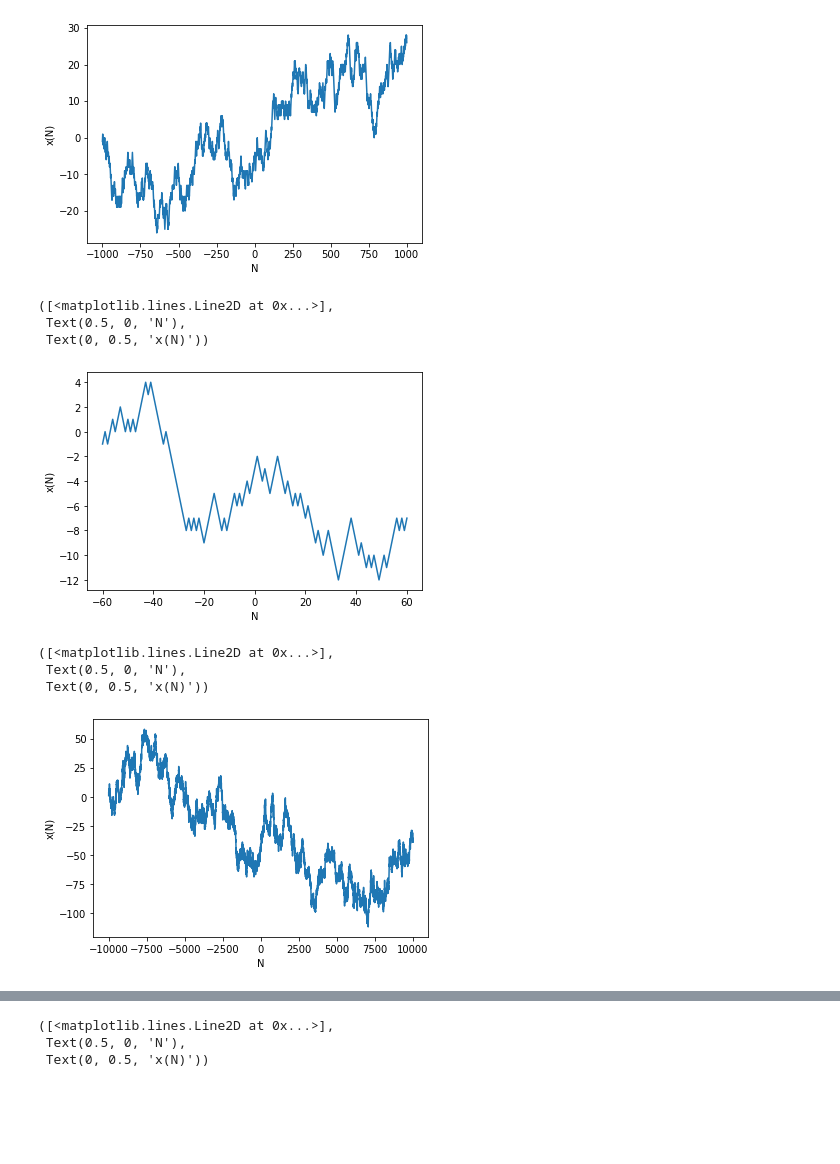
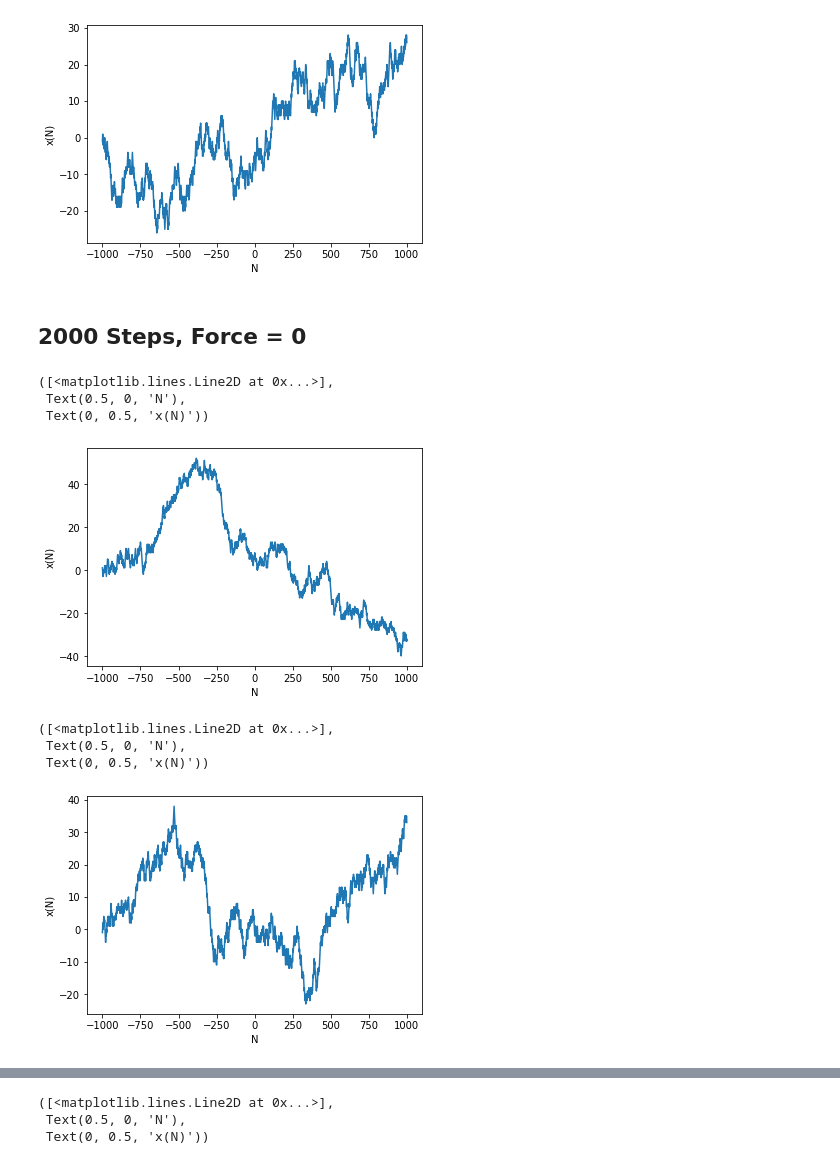
Before and after one commit to wpqc21/ClassificationLandscapes, a Jupyter notebook: Random_Walk_TensorFlow_01_26_2022.ipynb, the cells around one changed output, grey strips where cells are left out. Saved outputs shown, nothing was run; the diff lists cells and outputs as text; code cells hidden in the pictures; blank space fills up the shorter version.

```diff
--- a/Random_Walk_TensorFlow_01_26_2022.ipynb
+++ b/Random_Walk_TensorFlow_01_26_2022.ipynb
@@ -102,10 +106,12 @@ plot(x,y), xlabel('N'),ylabel('x(N)')
  Text(0.5, 0, 'N'),
  Text(0, 0.5, 'x(N)'))
 [figure]
+# %% [markdown]
+## 2000 Steps, Force = 0
 # %%
 xc = 1
 B = 0
-N = 60
+N = 1000
 u = 2*np.random.randint(0,2,size=N*2 + 1)-1
 # xs = cumsum(u)
 xf = list(range(-N, N + 1))
@@ -124,27 +130,27 @@ plot(x,y), xlabel('N'),ylabel('x(N)')
 ([<matplotlib.lines.Line2D at 0x...>],
  Text(0.5, 0, 'N'),
  Text(0, 0.5, 'x(N)'))
-[figure, old version]
+[figure, new version]
 # %%
 xc = 1
 B = 0
-N = 10000
+N = 1000
 u = 2*np.random.randint(0,2,size=N*2 + 1)-1
 # xs = cumsum(u)
 xf = list(range(-N, N + 1))
 xa = np.zeros(N*2 + 1)
 
 for i in range(len(xf)):
     xa[i] =   ( u[i] + \
                ( -(B * ((xf[i] + xc) * (xf[i] + xc)) - (B *xf[i] * xf[i])) / xc))
 
 xs = cumsum(xa)
 
 x = np.linspace(-N, N, N*2 + 1)
 y = xs
 plot(x,y), xlabel('N'),ylabel('x(N)')
 # %% [output]
 ([<matplotlib.lines.Line2D at 0x...>],
  Text(0.5, 0, 'N'),
  Text(0, 0.5, 'x(N)'))
-[figure, old version]
+[figure, new version]
```
Also changed, not shown: parts of 10 cells of this notebook.
